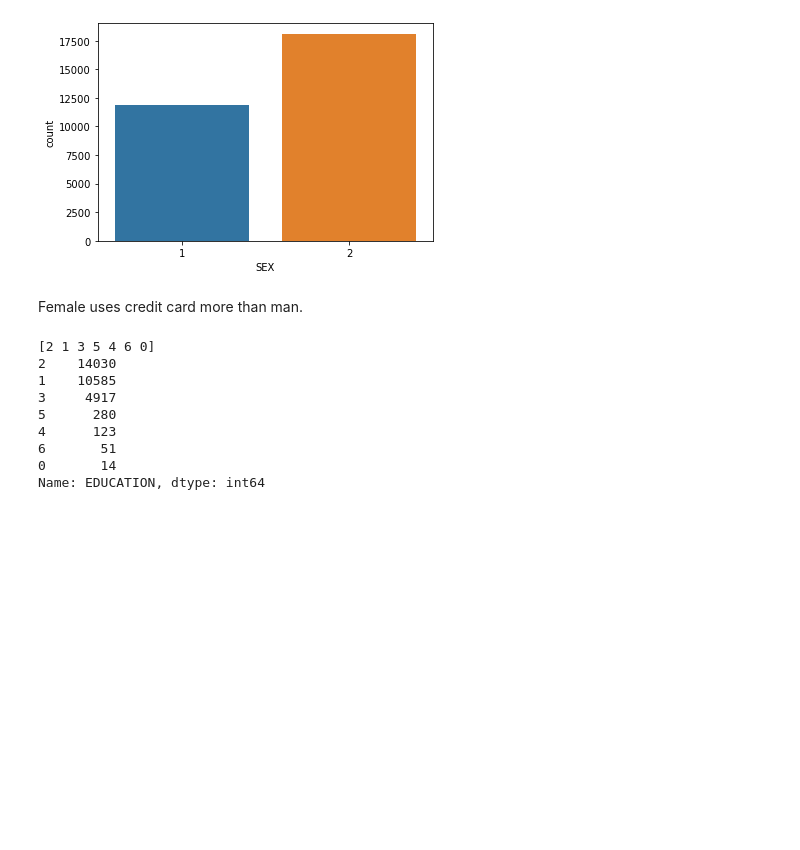
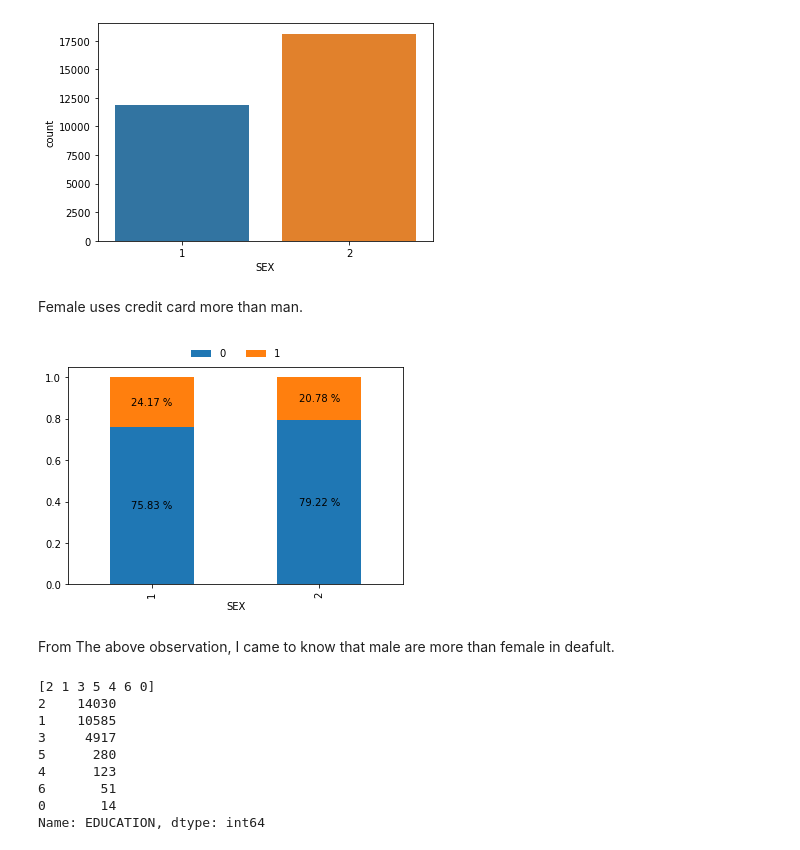
Before and after one commit to iamaakashpal/Credit-Card-Default-Prediction-EDA-and-FE, a Jupyter notebook: 1 EDA.ipynb, the cells around one changed output. Cells and saved outputs as stored; diff of their text form; code cells hidden in the pictures; blank space fills up the shorter version.

```diff
--- a/1 EDA.ipynb
+++ b/1 EDA.ipynb
@@ -321,6 +321,38 @@ sns.countplot(dataset['SEX'])
 [figure]
 # %% [markdown]
 Female uses credit card more than man.
+# %%
+def stack(x,y):
+    # x, y = "SEX", "default.payment.next.month"
+    df_grouped = dataset.groupby(x)[y].value_counts(normalize=True).unstack(y)
+    df_grouped.plot.bar(stacked=True)
+    plt.legend(
+        bbox_to_anchor=(0.5, 1.02),
+        loc="lower center",
+        borderaxespad=0,
+        frameon=False,
+        ncol=3,
+    )
+    for ix, row in df_grouped.reset_index(drop=True).iterrows():
+        cumulative = 0
+        for element in row:
+            if element > 0.1:
+                plt.text(
+                    ix,
+                    cumulative + element / 2,
+                    f"{np.round(float(element * 100),2)} %",
+                    va="center",
+                    ha="center",
+                )
+            cumulative += element
+    # plt.figure(figsize=(30,5))
+    plt.show()
+# %%
+stack('SEX','default.payment.next.month')
+# %% [output]
+[figure, added]
+# %% [markdown]
+From The above observation, I came to know that male are more than female in deafult.
 # %%
 # EDUCATION Feature Analysis  (1=graduate school, 2=university, 3=high school, 4=others, 5=unknown, 6=unknown)
 
```
Also changed, not shown: parts of 7 cells of this notebook.
